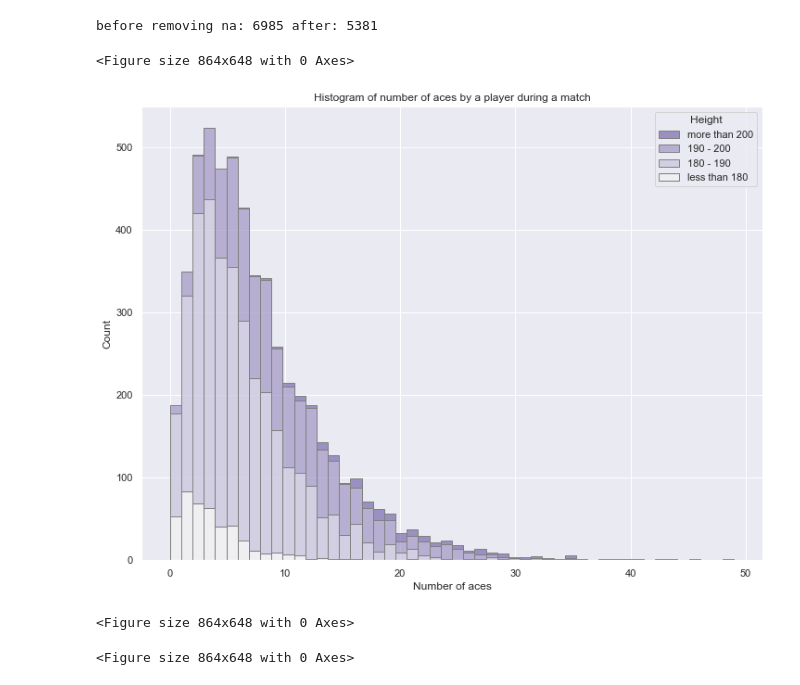
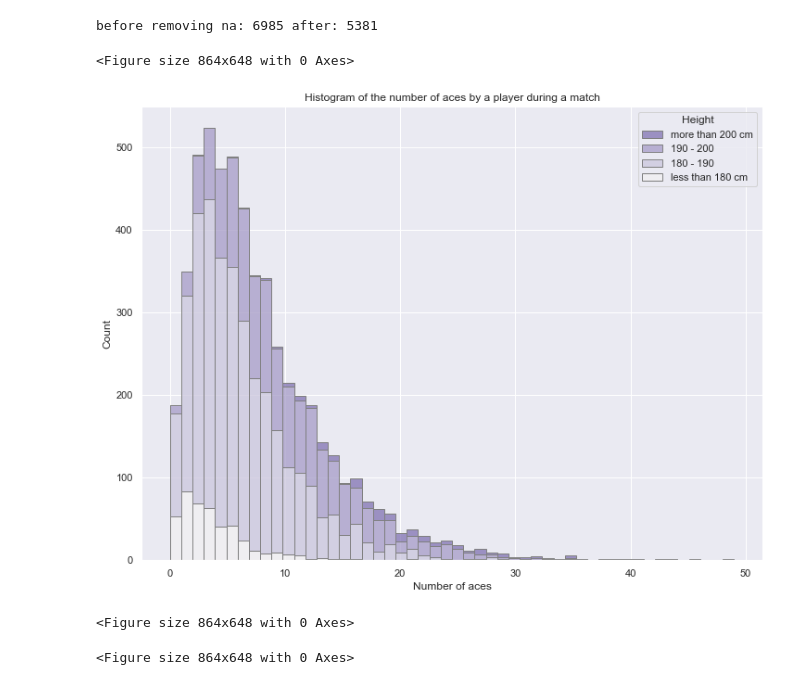
Before and after one commit to BorisBorisov33/Data-Analysis-Group-Project, a Jupyter notebook: analysis.ipynb, the cells around one changed output. Cells and saved outputs as stored; diff of their text form; code cells hidden in the pictures.

```diff
--- a/analysis.ipynb
+++ b/analysis.ipynb
@@ -51,26 +51,26 @@ before removing na: 6985 after: 5381
 # %%
 df_serv.reset_index(drop=True, inplace=True)
 df_serv['tourney_level'].replace({'G': 'Grand Slams', 'M': 'Masters 1000s',
                                   'A': 'other', 'C': 'other', 'S': 'other',
                                   'F': 'other', 'D': 'other'}, inplace=True)
 
-df_serv.loc[df_serv['winner_ht'] >= 200, 'Height'] = 'more than 200'
+df_serv.loc[df_serv['winner_ht'] >= 200, 'Height'] = 'more than 200 cm'
 df_serv.loc[df_serv['winner_ht'] < 200, 'Height'] = '190 - 200'
 df_serv.loc[df_serv['winner_ht'] < 190, 'Height'] = '180 - 190'
-df_serv.loc[df_serv['winner_ht'] < 180, 'Height'] = 'less than 180'
+df_serv.loc[df_serv['winner_ht'] < 180, 'Height'] = 'less than 180 cm'
 
-hue_order = ['more than 200', '190 - 200', '180 - 190', 'less than 180']
+hue_order = ['more than 200 cm', '190 - 200', '180 - 190', 'less than 180 cm']
 
 plot = sns.histplot(df_serv, x="w_ace", hue="Height",multiple="stack",
                     palette="light:m_r", hue_order=hue_order, edgecolor=".5",
                     bins = 50)
 
 plot.set_xlabel('Number of aces')
 plot.set_title('Histogram of the number of aces by a player during a match')
 plt.figure()
 # %% [output]
 <Figure size 864x648 with 0 Axes>
-[figure, old version]
+[figure, new version]
 <Figure size 864x648 with 0 Axes>
 # %%
 df_serv.reset_index(drop=True, inplace=True)
```
Also changed, not shown: parts of 2 cells of this notebook.
